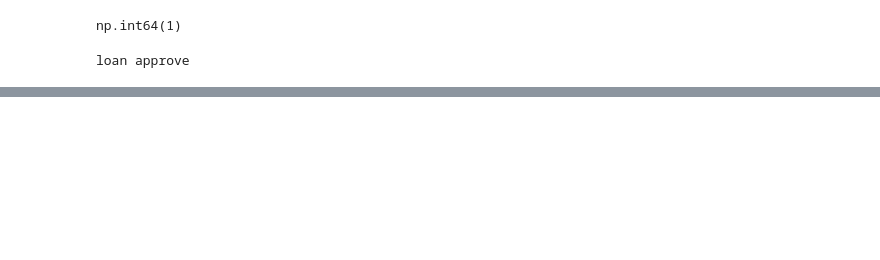
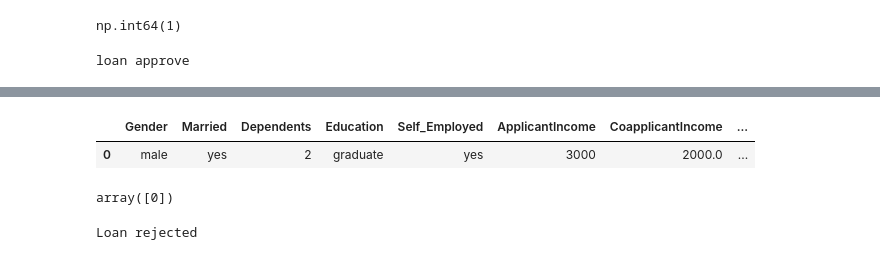
Before and after one commit to shahil04/Loan-approval_prediction_ML, a Jupyter notebook: dataclean.ipynb, the cells around one changed output, grey strips where cells are left out. Cells and saved outputs as stored; diff of their text form; code cells hidden in the pictures; blank space fills up the shorter version.

```diff
--- a/dataclean.ipynb
+++ b/dataclean.ipynb
@@ -165,0 +283,38 @@ loan approve
+# %%
+# user input
+Gender = input("Enter your gender: ")
+Married = input("Are you married? (Yes/No): ")
+Dependents = input("Enter number of dependents (0/1/2/3+): ")
+Education = input("Enter education (Graduate/Not Graduate): ")
+Self_Employed = input("Are you self-employed? (Yes/No): ")
+ApplicantIncome = int(input("Enter applicant income: "))
+CoapplicantIncome = float(input("Enter coapplicant income: "))
+LoanAmount = float(input("Enter loan amount: "))
+Loan_Amount_Term = float(input("Enter loan amount term (in days): "))
+Credit_History = float(input("Enter credit history (0/1): "))
+Property_Area = input("Enter property area (Urban/Semiurban/Rural): ")
+
+data = [[Gender, Married, Dependents, Education, Self_Employed,
+        ApplicantIncome, CoapplicantIncome, LoanAmount, Loan_Amount_Term, Credit_History, Property_Area]]
+# %%
+data = pd.DataFrame(data, columns=[
+    'Gender', 'Married', 'Dependents', 'Education', 'Self_Employed',
+    'ApplicantIncome', 'CoapplicantIncome', 'LoanAmount',
+    'Loan_Amount_Term', 'Credit_History', 'Property_Area'
+])
+data
+# %% [output]
+|  | Gender | Married | Dependents | Education | Self_Employed | ApplicantIncome | CoapplicantIncome | ... |
+| 0 | male | yes | 2 | graduate | yes | 3000 | 2000.0 | ... |
+# %%
+model.predict(data)
+# %% [output]
+array([0])
+# %%
+result = model.predict(data)
+if result == 0:
+    print("Loan rejected")
+else:
+    print("Loan Approved")
+# %% [output]
+Loan rejected
```
Also changed, not shown: parts of 15 cells of this notebook, 1 other file.
